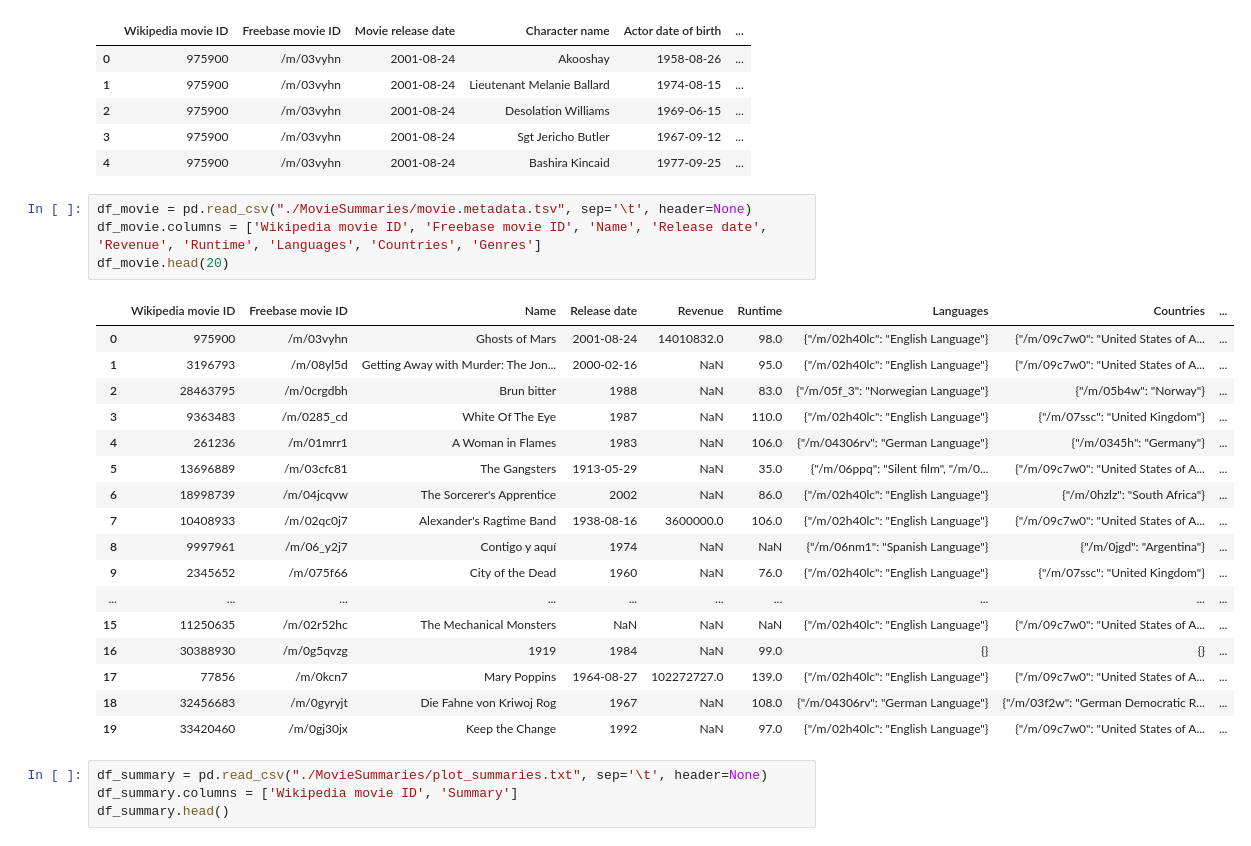
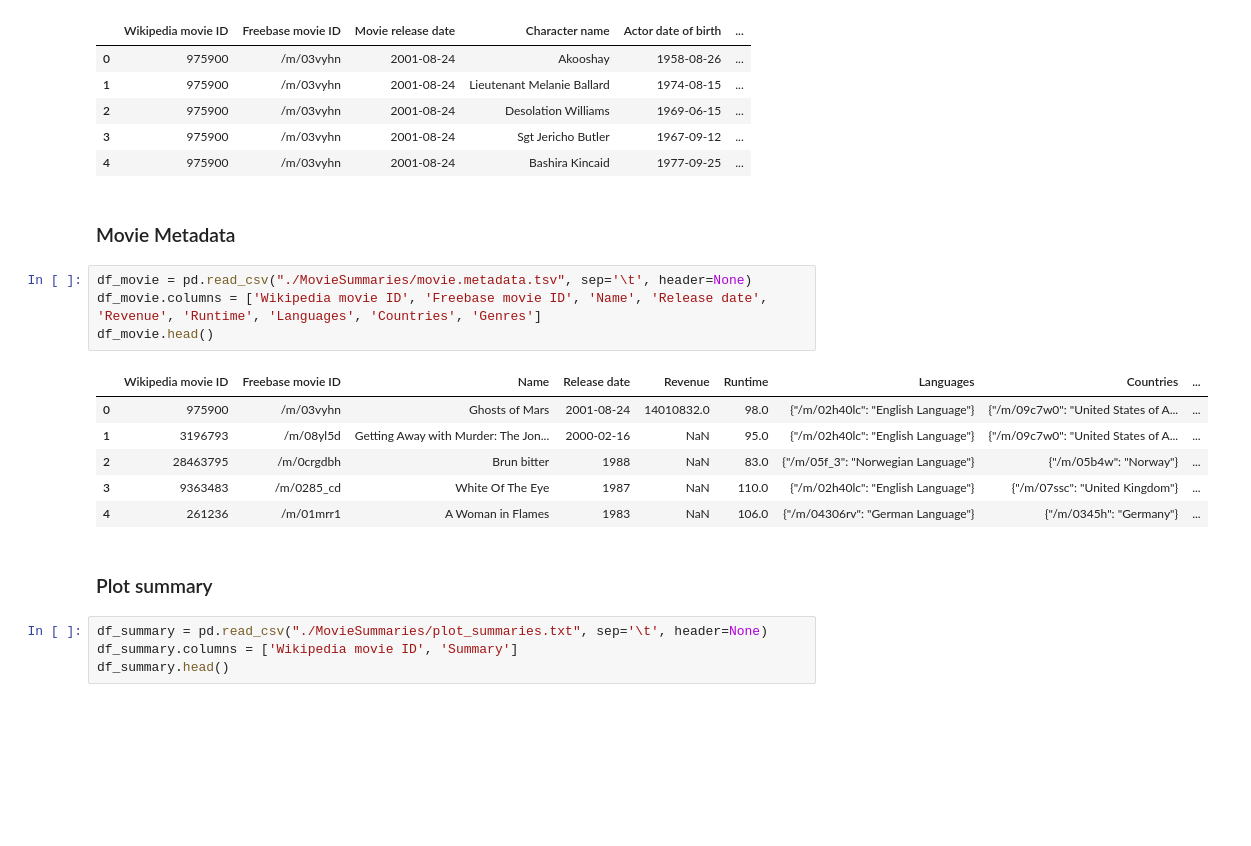
Before and after one commit to epfl-ada/ada-2022-project-datakungfu, a Jupyter notebook: pipeline.ipynb, the cells around one changed output. Cells and saved outputs as stored; diff of their text form; blank space fills up the shorter version.

```diff
--- a/pipeline.ipynb
+++ b/pipeline.ipynb
@@ -22,28 +26,21 @@ df_character.head()
 | 2 | 975900 | /m/03vyhn | 2001-08-24 | Desolation Williams | 1969-06-15 | ... |
 | 3 | 975900 | /m/03vyhn | 2001-08-24 | Sgt Jericho Butler | 1967-09-12 | ... |
 | 4 | 975900 | /m/03vyhn | 2001-08-24 | Bashira Kincaid | 1977-09-25 | ... |
+# %% [markdown]
+### Movie Metadata
 # %%
 df_movie = pd.read_csv("./MovieSummaries/movie.metadata.tsv", sep='\t', header=None)
 df_movie.columns = ['Wikipedia movie ID', 'Freebase movie ID', 'Name', 'Release date', 'Revenue', 'Runtime', 'Languages', 'Countries', 'Genres']
-df_movie.head(20)
+df_movie.head()
 # %% [output]
 |  | Wikipedia movie ID | Freebase movie ID | Name | Release date | Revenue | Runtime | Languages | Countries | ... |
 | 0 | 975900 | /m/03vyhn | Ghosts of Mars | 2001-08-24 | 14010832.0 | 98.0 | {"/m/02h40lc": "English Language"} | {"/m/09c7w0": "United States of A... | ... |
 | 1 | 3196793 | /m/08yl5d | Getting Away with Murder: The Jon... | 2000-02-16 | NaN | 95.0 | {"/m/02h40lc": "English Language"} | {"/m/09c7w0": "United States of A... | ... |
 | 2 | 28463795 | /m/0crgdbh | Brun bitter | 1988 | NaN | 83.0 | {"/m/05f_3": "Norwegian Language"} | {"/m/05b4w": "Norway"} | ... |
 | 3 | 9363483 | /m/0285_cd | White Of The Eye | 1987 | NaN | 110.0 | {"/m/02h40lc": "English Language"} | {"/m/07ssc": "United Kingdom"} | ... |
 | 4 | 261236 | /m/01mrr1 | A Woman in Flames | 1983 | NaN | 106.0 | {"/m/04306rv": "German Language"} | {"/m/0345h": "Germany"} | ... |
-| 5 | 13696889 | /m/03cfc81 | The Gangsters | 1913-05-29 | NaN | 35.0 | {"/m/06ppq": "Silent film", "/m/0... | {"/m/09c7w0": "United States of A... | ... |
-| 6 | 18998739 | /m/04jcqvw | The Sorcerer's Apprentice | 2002 | NaN | 86.0 | {"/m/02h40lc": "English Language"} | {"/m/0hzlz": "South Africa"} | ... |
-| 7 | 10408933 | /m/02qc0j7 | Alexander's Ragtime Band | 1938-08-16 | 3600000.0 | 106.0 | {"/m/02h40lc": "English Language"} | {"/m/09c7w0": "United States of A... | ... |
-| 8 | 9997961 | /m/06_y2j7 | Contigo y aquí | 1974 | NaN | NaN | {"/m/06nm1": "Spanish Language"} | {"/m/0jgd": "Argentina"} | ... |
-| 9 | 2345652 | /m/075f66 | City of the Dead | 1960 | NaN | 76.0 | {"/m/02h40lc": "English Language"} | {"/m/07ssc": "United Kingdom"} | ... |
-| ... | ... | ... | ... | ... | ... | ... | ... | ... | ... |
-| 15 | 11250635 | /m/02r52hc | The Mechanical Monsters | NaN | NaN | NaN | {"/m/02h40lc": "English Language"} | {"/m/09c7w0": "United States of A... | ... |
-| 16 | 30388930 | /m/0g5qvzg | 1919 | 1984 | NaN | 99.0 | {} | {} | ... |
-| 17 | 77856 | /m/0kcn7 | Mary Poppins | 1964-08-27 | 102272727.0 | 139.0 | {"/m/02h40lc": "English Language"} | {"/m/09c7w0": "United States of A... | ... |
-| 18 | 32456683 | /m/0gyryjt | Die Fahne von Kriwoj Rog | 1967 | NaN | 108.0 | {"/m/04306rv": "German Language"} | {"/m/03f2w": "German Democratic R... | ... |
-| 19 | 33420460 | /m/0gj30jx | Keep the Change | 1992 | NaN | 97.0 | {"/m/02h40lc": "English Language"} | {"/m/09c7w0": "United States of A... | ... |
+# %% [markdown]
+### Plot summary
 # %%
 df_summary = pd.read_csv("./MovieSummaries/plot_summaries.txt", sep='\t', header=None)
 df_summary.columns = ['Wikipedia movie ID', 'Summary']
```
Also changed, not shown: parts of 16 cells of this notebook.
